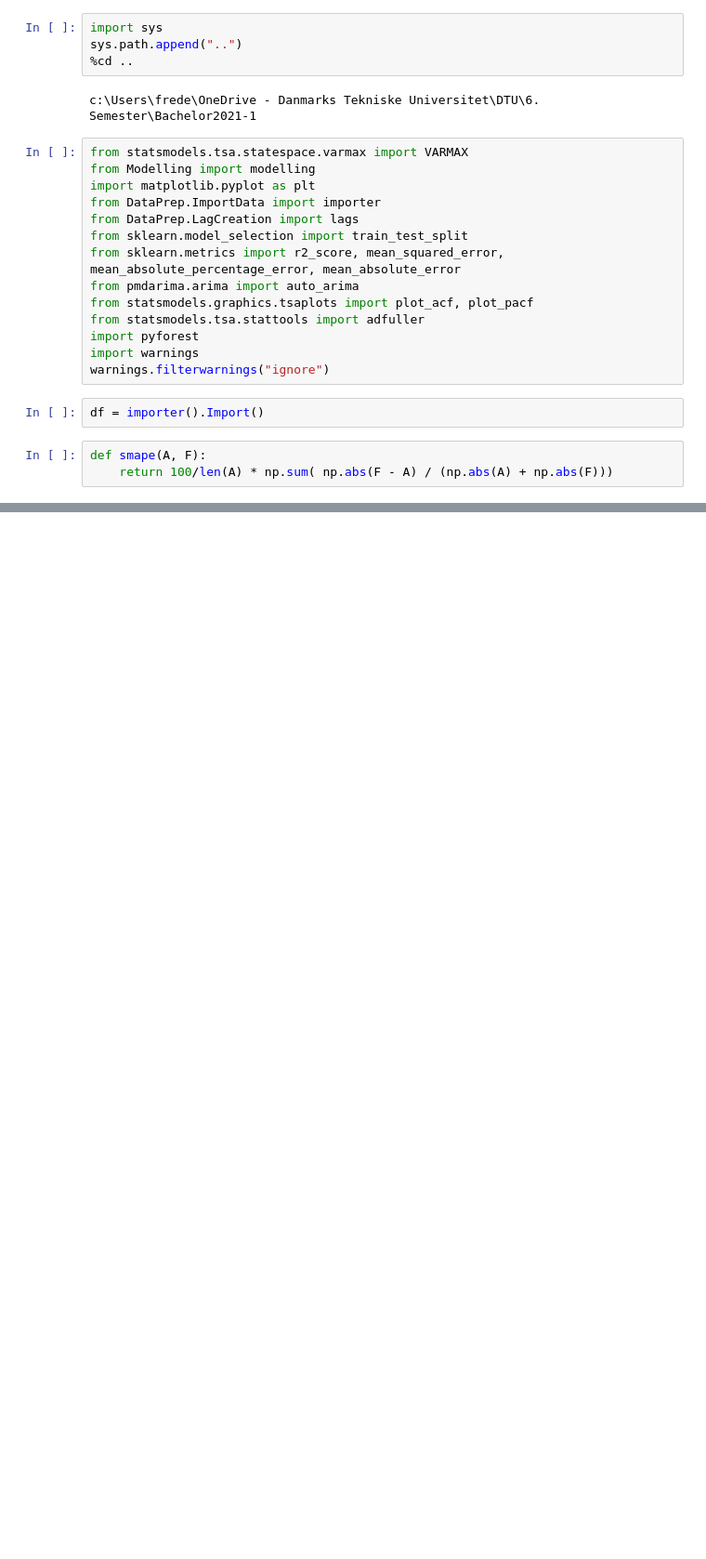
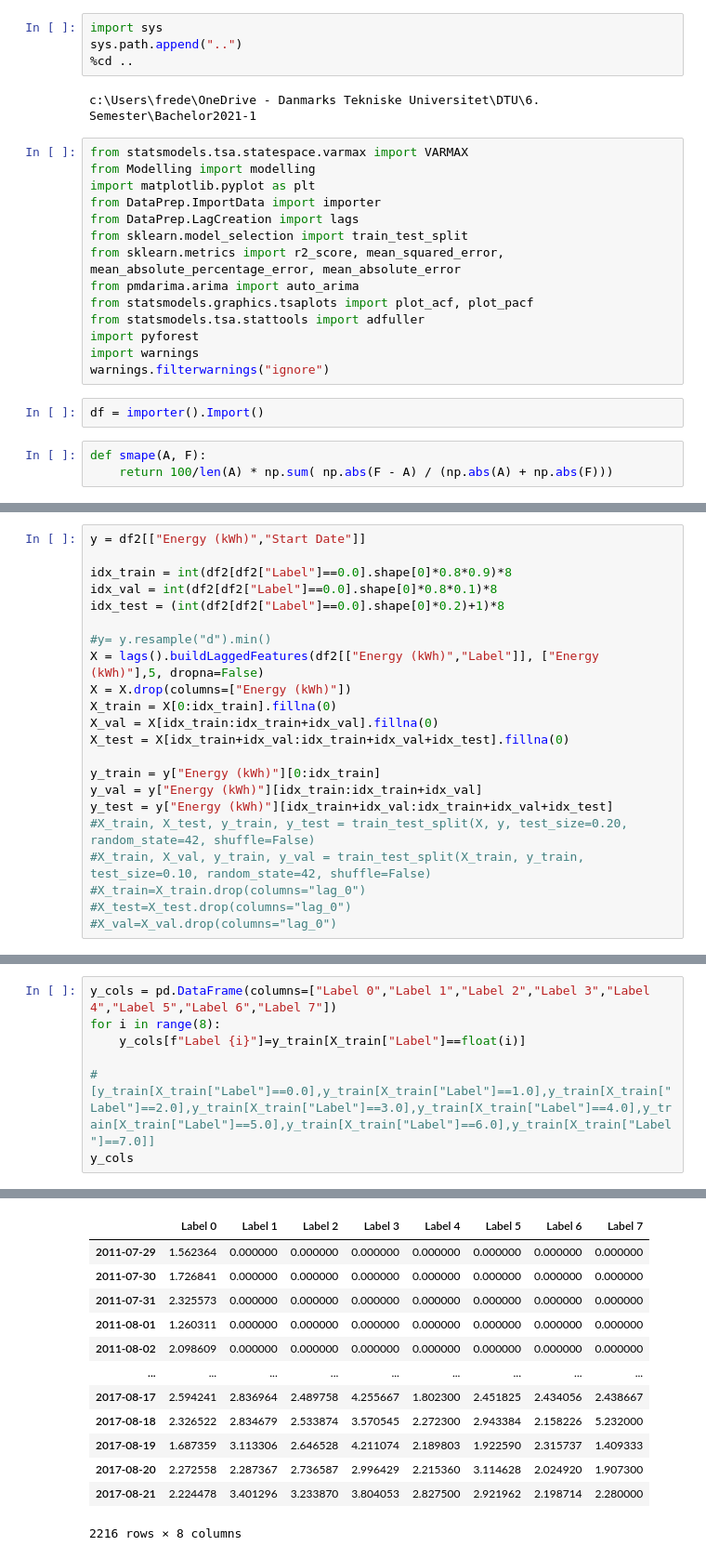
Before and after one commit to Jungar111/Bachelor2021, a Jupyter notebook: Modelling/Varmax.ipynb, the cells around one changed output, grey strips where cells are left out. Shown at 93% size. Cells and saved outputs as stored; diff of their text form; blank space fills up the shorter version.

```diff
--- a/Modelling/Varmax.ipynb
+++ b/Modelling/Varmax.ipynb
@@ -25,0 +67,22 @@ def smape(A, F):
+# %%
+y = df2[["Energy (kWh)","Start Date"]]
+
+idx_train = int(df2[df2["Label"]==0.0].shape[0]*0.8*0.9)*8
+idx_val = int(df2[df2["Label"]==0.0].shape[0]*0.8*0.1)*8
+idx_test = (int(df2[df2["Label"]==0.0].shape[0]*0.2)+1)*8
+
+#y= y.resample("d").min()
+X = lags().buildLaggedFeatures(df2[["Energy (kWh)","Label"]], ["Energy (kWh)"],5, dropna=False)
+X = X.drop(columns=["Energy (kWh)"])
+X_train = X[0:idx_train].fillna(0)
+X_val = X[idx_train:idx_train+idx_val].fillna(0)
+X_test = X[idx_train+idx_val:idx_train+idx_val+idx_test].fillna(0)
+
+y_train = y["Energy (kWh)"][0:idx_train]
+y_val = y["Energy (kWh)"][idx_train:idx_train+idx_val]
+y_test = y["Energy (kWh)"][idx_train+idx_val:idx_train+idx_val+idx_test]
+#X_train, X_test, y_train, y_test = train_test_split(X, y, test_size=0.20, random_state=42, shuffle=False)
+#X_train, X_val, y_train, y_val = train_test_split(X_train, y_train, test_size=0.10, random_state=42, shuffle=False)
+#X_train=X_train.drop(columns="lag_0")
+#X_test=X_test.drop(columns="lag_0")
+#X_val=X_val.drop(columns="lag_0")
@@ -134,0 +308,8 @@ res
+# %%
+y_cols = pd.DataFrame(columns=["Label 0","Label 1","Label 2","Label 3","Label 4","Label 5","Label 6","Label 7"])
+for i in range(8):
+    y_cols[f"Label {i}"]=y_train[X_train["Label"]==float(i)]
+
+#[y_train[X_train["Label"]==0.0],y_train[X_train["Label"]==1.0],y_train[X_train["Label"]==2.0],y_train[X_train["Label"]==3.0],y_train[X_train["Label"]==4.0],y_train[X_train["Label"]==5.0],y_train[X_train["Label"]==6.0],y_train[X_train["Label"]==7.0]]
+y_cols
+# %% [output]
@@ -134,0 +317,13 @@ res
+|  | Label 0 | Label 1 | Label 2 | Label 3 | Label 4 | Label 5 | Label 6 | Label 7 |
+| 2011-07-29 | 1.562364 | 0.000000 | 0.000000 | 0.000000 | 0.000000 | 0.000000 | 0.000000 | 0.000000 |
+| 2011-07-30 | 1.726841 | 0.000000 | 0.000000 | 0.000000 | 0.000000 | 0.000000 | 0.000000 | 0.000000 |
+| 2011-07-31 | 2.325573 | 0.000000 | 0.000000 | 0.000000 | 0.000000 | 0.000000 | 0.000000 | 0.000000 |
+| 2011-08-01 | 1.260311 | 0.000000 | 0.000000 | 0.000000 | 0.000000 | 0.000000 | 0.000000 | 0.000000 |
+| 2011-08-02 | 2.098609 | 0.000000 | 0.000000 | 0.000000 | 0.000000 | 0.000000 | 0.000000 | 0.000000 |
+| ... | ... | ... | ... | ... | ... | ... | ... | ... |
+| 2017-08-17 | 2.594241 | 2.836964 | 2.489758 | 4.255667 | 1.802300 | 2.451825 | 2.434056 | 2.438667 |
+| 2017-08-18 | 2.326522 | 2.834679 | 2.533874 | 3.570545 | 2.272300 | 2.943384 | 2.158226 | 5.232000 |
+| 2017-08-19 | 1.687359 | 3.113306 | 2.646528 | 4.211074 | 2.189803 | 1.922590 | 2.315737 | 1.409333 |
+| 2017-08-20 | 2.272558 | 2.287367 | 2.736587 | 2.996429 | 2.215360 | 3.114628 | 2.024920 | 1.907300 |
+| 2017-08-21 | 2.224478 | 3.401296 | 3.233870 | 3.804053 | 2.827500 | 2.921962 | 2.198714 | 2.280000 |
+2216 rows × 8 columns
```
Also changed, not shown: parts of 21 cells of this notebook.
